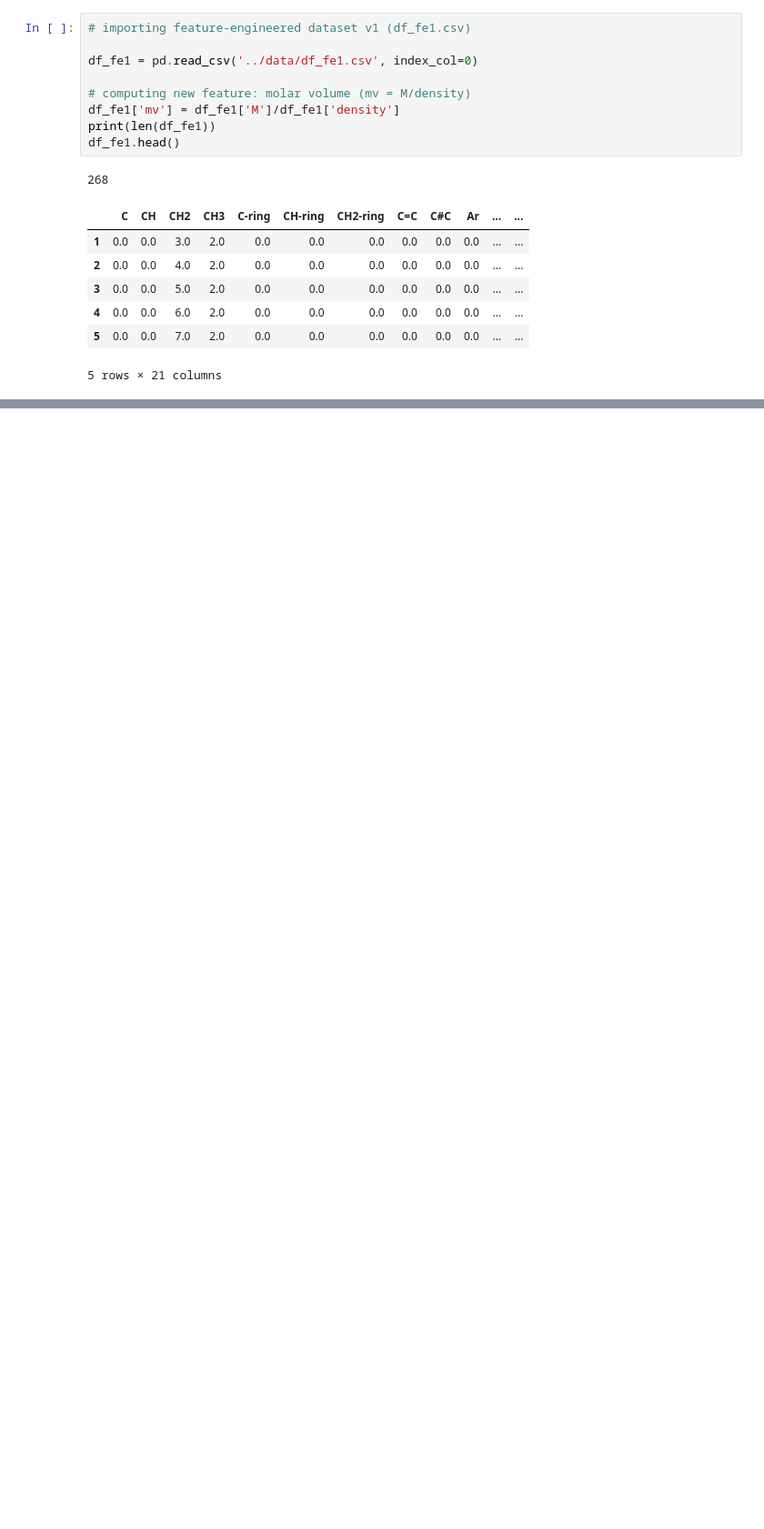
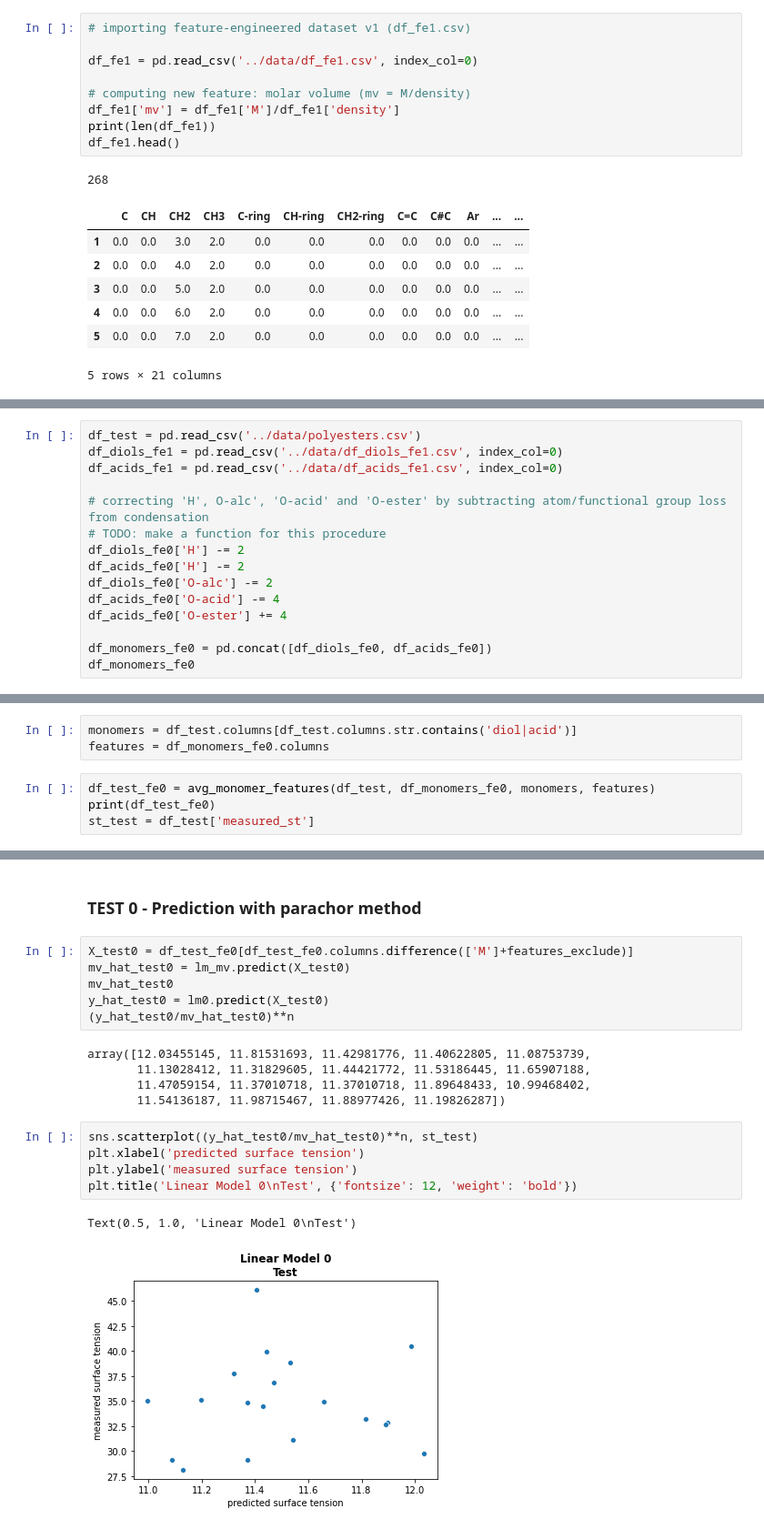
Before and after one commit to monolabs/stproject, a Jupyter notebook: notebooks/fe1_lm.ipynb, the cells around one changed output, grey strips where cells are left out. Shown: that part at 91% size. Drawn from its saved outputs; the diff is of its cells as text; blank space fills up the shorter version.

```diff
--- a/notebooks/fe1_lm.ipynb
+++ b/notebooks/fe1_lm.ipynb
@@ -197,0 +196,15 @@ RMSE:  1.1578
+# %%
+df_test = pd.read_csv('../data/polyesters.csv')
+df_diols_fe1 = pd.read_csv('../data/df_diols_fe1.csv', index_col=0)
+df_acids_fe1 = pd.read_csv('../data/df_acids_fe1.csv', index_col=0)
+
+# correcting 'H', O-alc', 'O-acid' and 'O-ester' by subtracting atom/functional group loss from condensation
+# TODO: make a function for this procedure
+df_diols_fe0['H'] -= 2
+df_acids_fe0['H'] -= 2
+df_diols_fe0['O-alc'] -= 2
+df_acids_fe0['O-acid'] -= 4
+df_acids_fe0['O-ester'] += 4
+
+df_monomers_fe0 = pd.concat([df_diols_fe0, df_acids_fe0])
+df_monomers_fe0
@@ -197,0 +229,7 @@ RMSE:  1.1578
+# %%
+monomers = df_test.columns[df_test.columns.str.contains('diol|acid')]
+features = df_monomers_fe0.columns
+# %%
+df_test_fe0 = avg_monomer_features(df_test, df_monomers_fe0, monomers, features)
+print(df_test_fe0)
+st_test = df_test['measured_st']
@@ -197,0 +254,21 @@ RMSE:  1.1578
+# %% [markdown]
+### TEST 0 - Prediction with parachor method
+# %%
+X_test0 = df_test_fe0[df_test_fe0.columns.difference(['M']+features_exclude)]
+mv_hat_test0 = lm_mv.predict(X_test0)
+mv_hat_test0
+y_hat_test0 = lm0.predict(X_test0)
+(y_hat_test0/mv_hat_test0)**n
+# %% [output]
+array([12.03455145, 11.81531693, 11.42981776, 11.40622805, 11.08753739,
+       11.13028412, 11.31829605, 11.44421772, 11.53186445, 11.65907188,
+       11.47059154, 11.37010718, 11.37010718, 11.89648433, 10.99468402,
+       11.54136187, 11.98715467, 11.88977426, 11.19826287])
+# %%
+sns.scatterplot((y_hat_test0/mv_hat_test0)**n, st_test)
+plt.xlabel('predicted surface tension')
+plt.ylabel('measured surface tension')
+plt.title('Linear Model 0\nTest', {'fontsize': 12, 'weight': 'bold'})
+# %% [output]
+Text(0.5, 1.0, 'Linear Model 0\nTest')
+[figure, added]
```
Also changed, not shown: parts of 51 cells of this notebook, 11 other files.
